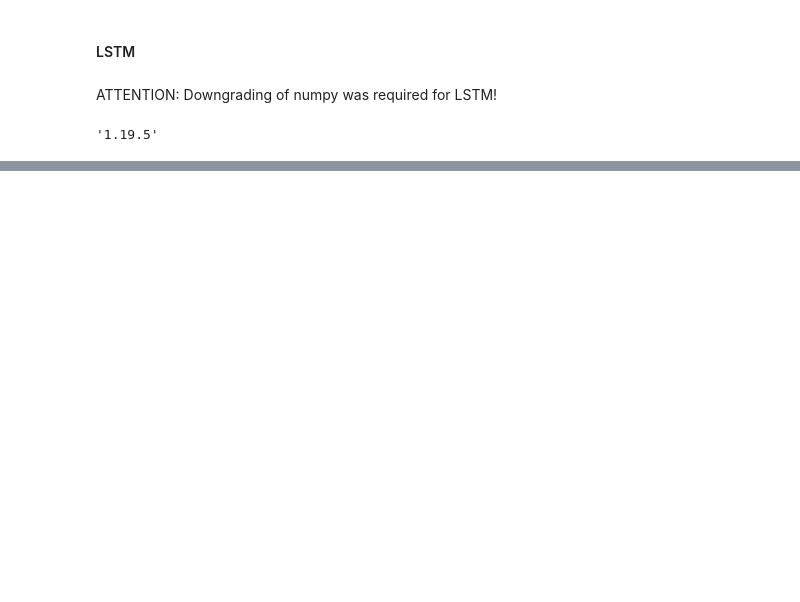
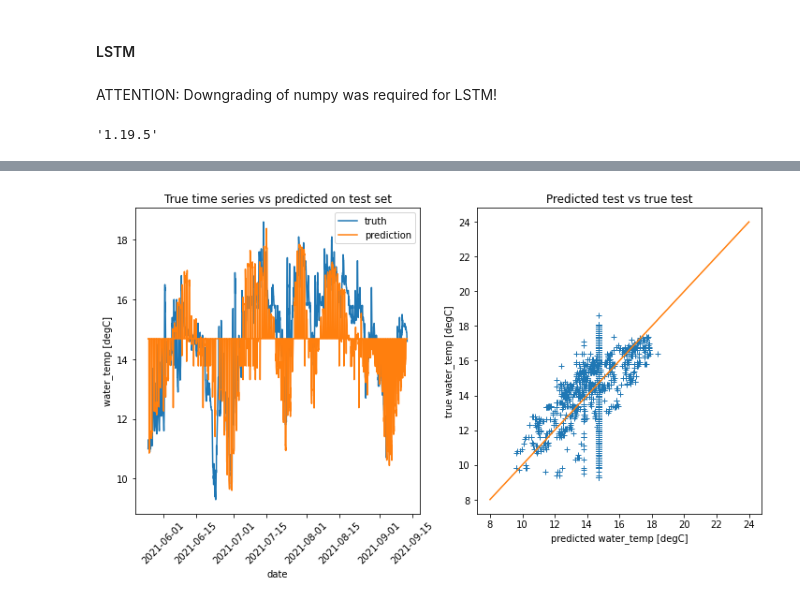
Before and after one commit to FlorianBeiser/havvarsel-data-driven-pred, a Jupyter notebook: DataAnalyser.ipynb, the cells around one changed output, grey strips where cells are left out. Drawn from its saved outputs; the diff is of its cells as text; code cells hidden in the pictures; blank space fills up the shorter version.

Commit message:
LSTM added (not normalized yet!)

```diff
--- a/DataAnalyser.ipynb
+++ b/DataAnalyser.ipynb
@@ -318,5 +325,5 @@ np.__version__
 # %%
 model = tf.keras.Sequential()
-model.add(layers.LSTM(32, return_sequences=True, input_shape=(9,1)))
+model.add(layers.LSTM(32, return_sequences=True, input_shape=(1,9)))
 model.add(layers.Dense(units=1))
 model.compile(loss='mean_squared_error', optimizer='adam')
@@ -325,3 +329,0 @@ model.compile(loss='mean_squared_error', optimizer='adam')
-# %%
-
-model.fit(np.array(X).reshape(np.array(X).shape[0],np.array(X).shape[1],1), epochs=100, verbose=2)
@@ -333,0 +330,2 @@ ValueError: in user code:
+# %%
+model.fit(X_array, Y_array, epochs=100)
@@ -333,0 +351,9 @@ ValueError: in user code:
+# %%
+test_array = np.array(clean_test.loc[:, data.columns!="water_temp"])
+test_array = test_array.reshape((test_array.shape[0],1,test_array.shape[1]))
+
+prediction = model.predict(test_array).flatten()
+# %%
+plot_test_vs_truth(prediction, dropna=False)
+# %% [output]
+[figure, added]
```
Also changed, not shown: parts of 8 cells of this notebook.
